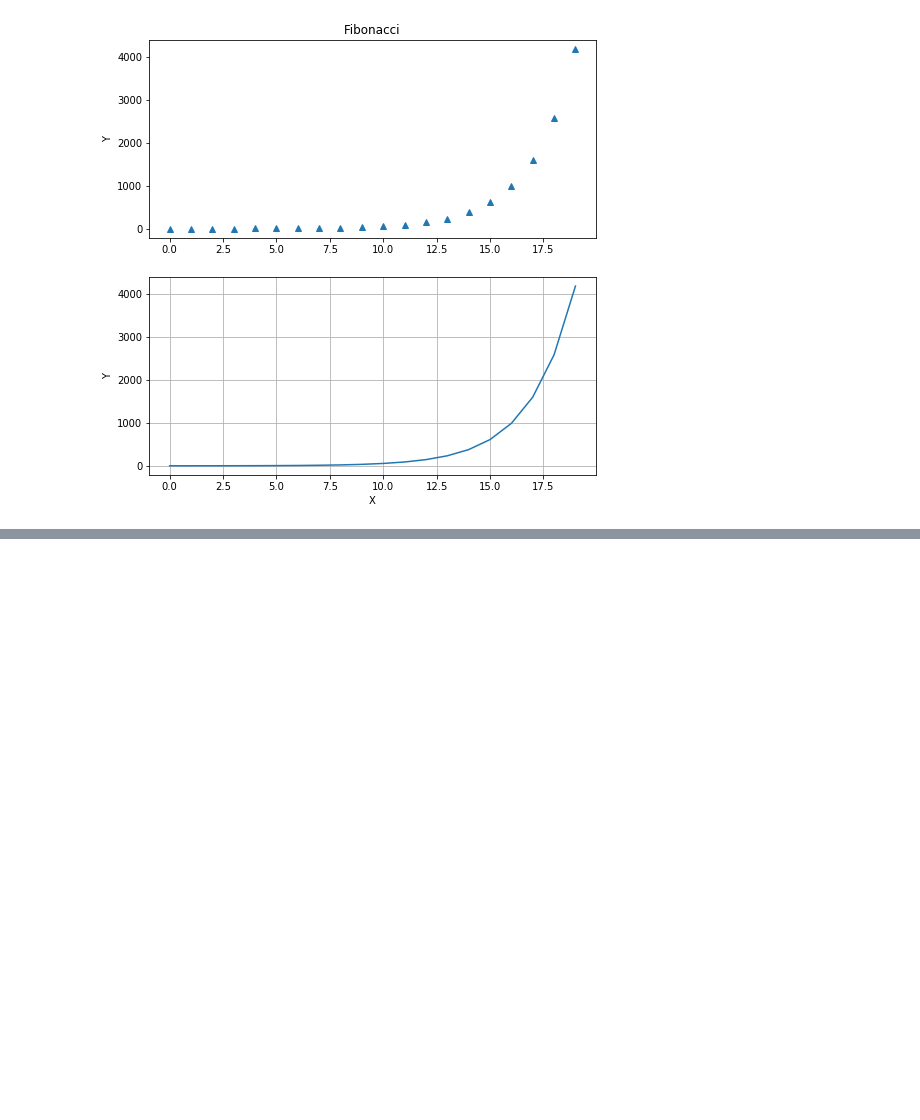
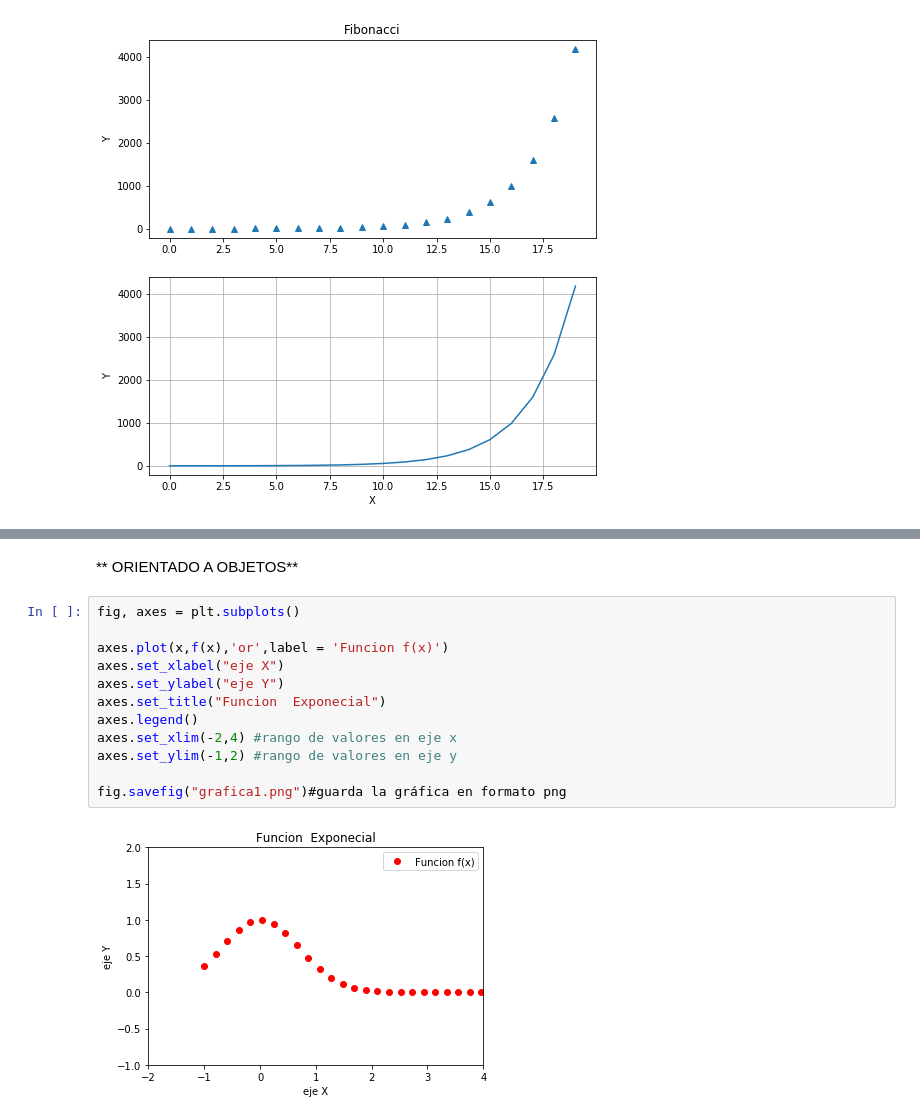
Before and after one commit to NoeMelo/DataMiningModels, a Jupyter notebook: Graficos/Graficos_Matplotlib.ipynb, the cells around one changed output, grey strips where cells are left out. Cells and saved outputs as stored; diff of their text form; blank space fills up the shorter version.

```diff
--- a/Graficos/Graficos_Matplotlib.ipynb
+++ b/Graficos/Graficos_Matplotlib.ipynb
@@ -70,0 +110,16 @@ plt.show()
+# %% [markdown]
+** ORIENTADO A OBJETOS**
+# %%
+fig, axes = plt.subplots()
+
+axes.plot(x,f(x),'or',label = 'Funcion f(x)')
+axes.set_xlabel("eje X")
+axes.set_ylabel("eje Y")
+axes.set_title("Funcion  Exponecial")
+axes.legend()
+axes.set_xlim(-2,4) #rango de valores en eje x
+axes.set_ylim(-1,2) #rango de valores en eje y
+
+fig.savefig("grafica1.png")#guarda la gráfica en formato png
+# %% [output]
+[figure, added]
```
Also changed, not shown: parts of 22 cells of this notebook, 2 other files.
